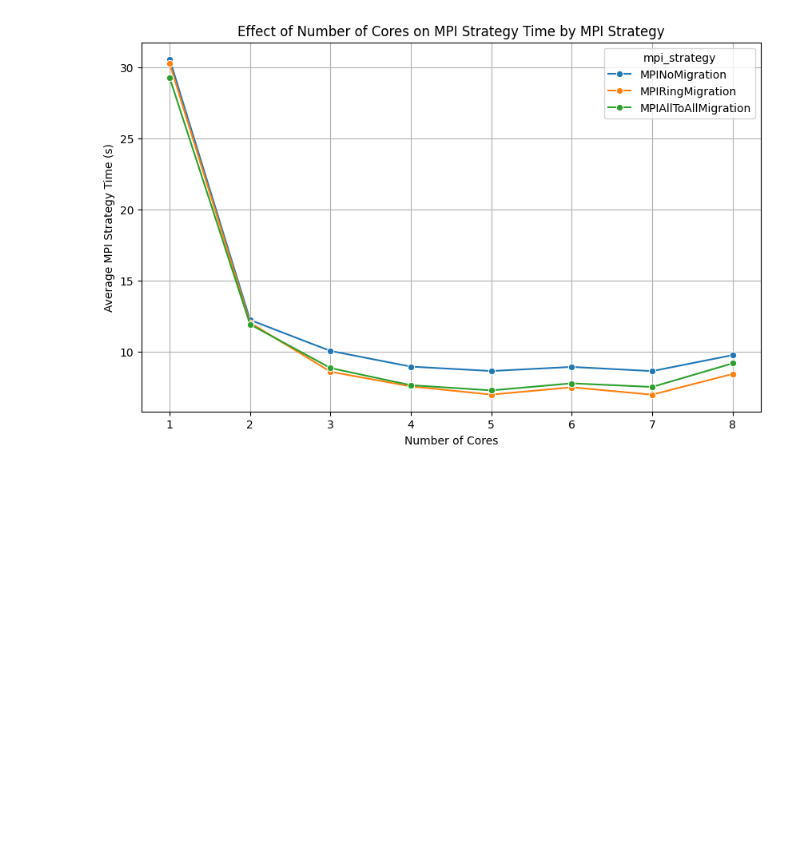
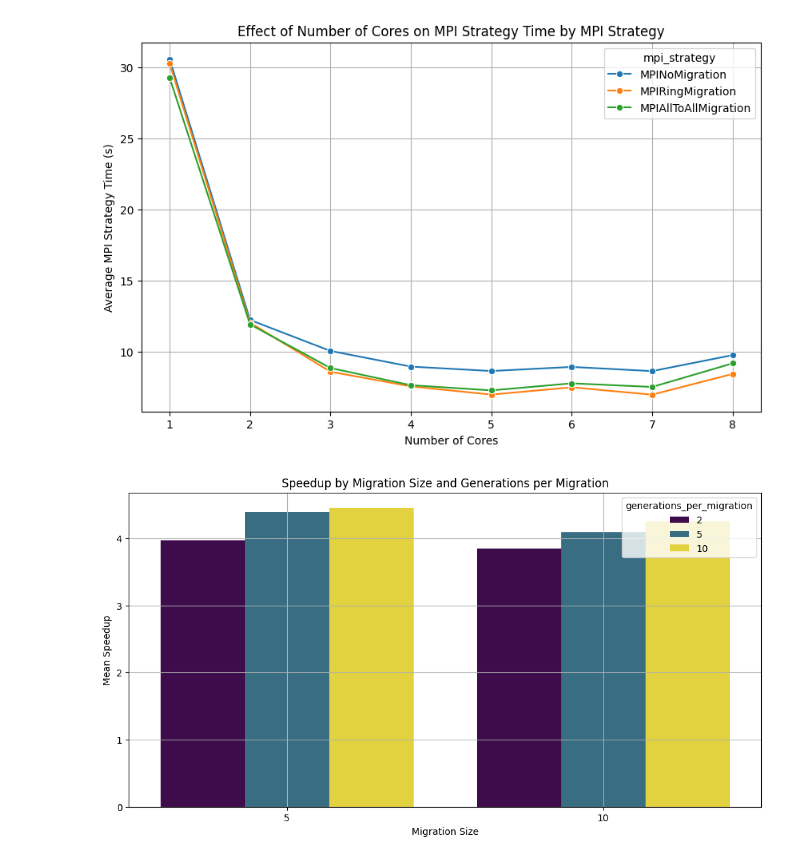
Before and after one commit to dominik-air/parallel-tsp, a Jupyter notebook: benchmark/analysis.ipynb, the cells around one changed output. Saved outputs shown, nothing was run; the diff lists cells and outputs as text; code cells hidden in the pictures; blank space fills up the shorter version.

Commit message:
add plots comparing optimisation strategies

```diff
--- a/benchmark/analysis.ipynb
+++ b/benchmark/analysis.ipynb
@@ -99,3 +99,54 @@ plot_line_with_hue(
 )
 # %% [output]
 [figure]
+# %%
+import seaborn as sns
+import matplotlib.pyplot as plt
+import pandas as pd
+
+
+def calculate_speedup(df: pd.DataFrame) -> pd.DataFrame:
+    """Calculate speedup based on single-core time."""
+    single_core_df = (
+        df[df["cores"] == 1]
+        .groupby(["migration_size", "generations_per_migration"])
+        .agg({"avg_mpi_strategy_time": "mean"})
+        .rename(columns={"avg_mpi_strategy_time": "single_core_time"})
+    )
+
+    df = df.merge(single_core_df, on=["migration_size", "generations_per_migration"])
+
+    df["speedup"] = df["single_core_time"] / df["avg_mpi_strategy_time"]
+
+    return df
+
+
+def plot_speedup_bar(df: pd.DataFrame) -> None:
+    """Generate a bar plot comparing speedup for each migration_size and generations_per_migration combination."""
+    speedup_df = (
+        df.groupby(["migration_size", "generations_per_migration"])
+        .agg({"speedup": "mean"})
+        .reset_index()
+    )
+
+    plt.figure(figsize=(12, 6))
+    sns.barplot(
+        data=speedup_df,
+        x="migration_size",
+        y="speedup",
+        hue="generations_per_migration",
+        palette="viridis",
+    )
+    plt.title("Speedup by Migration Size and Generations per Migration")
+    plt.xlabel("Migration Size")
+    plt.ylabel("Mean Speedup")
+    plt.grid(True)
+    plt.show()
+
+
+df = load_benchmark_data(file_pattern)
+df = calculate_speedup(df)
+
+plot_speedup_bar(df)
+# %% [output]
+[figure, added]
```
Also changed, not shown: parts of 4 cells of this notebook, 1 other file.
